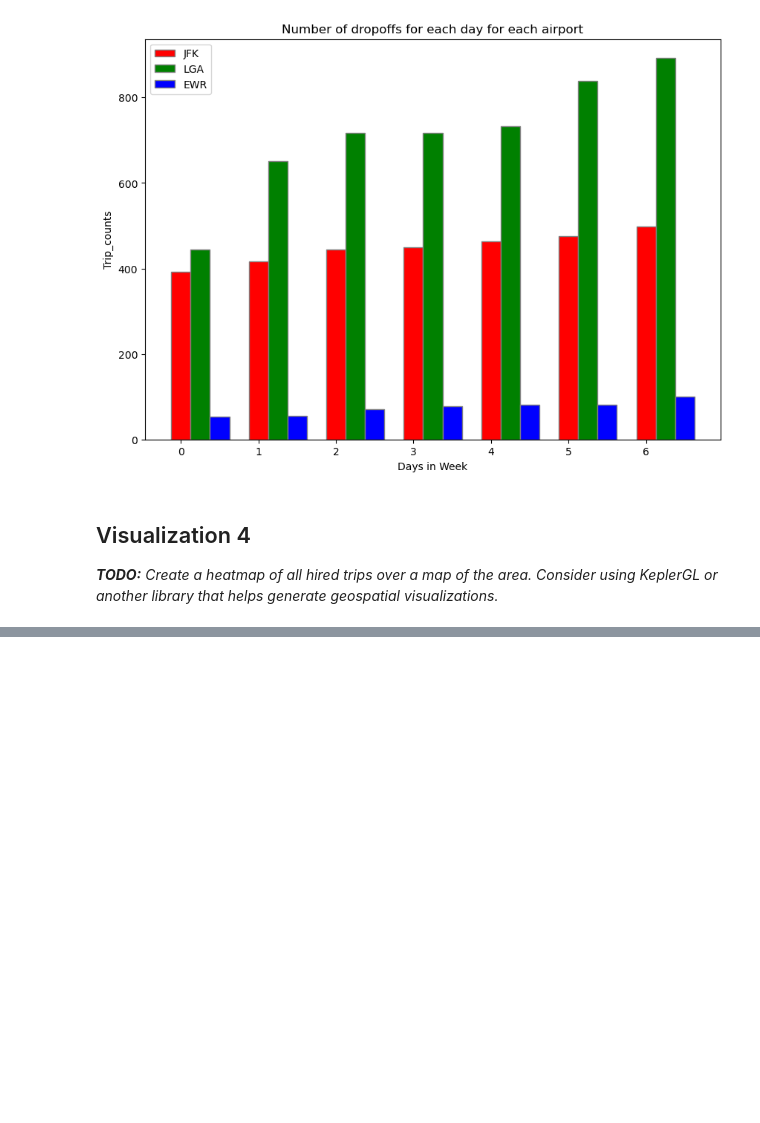
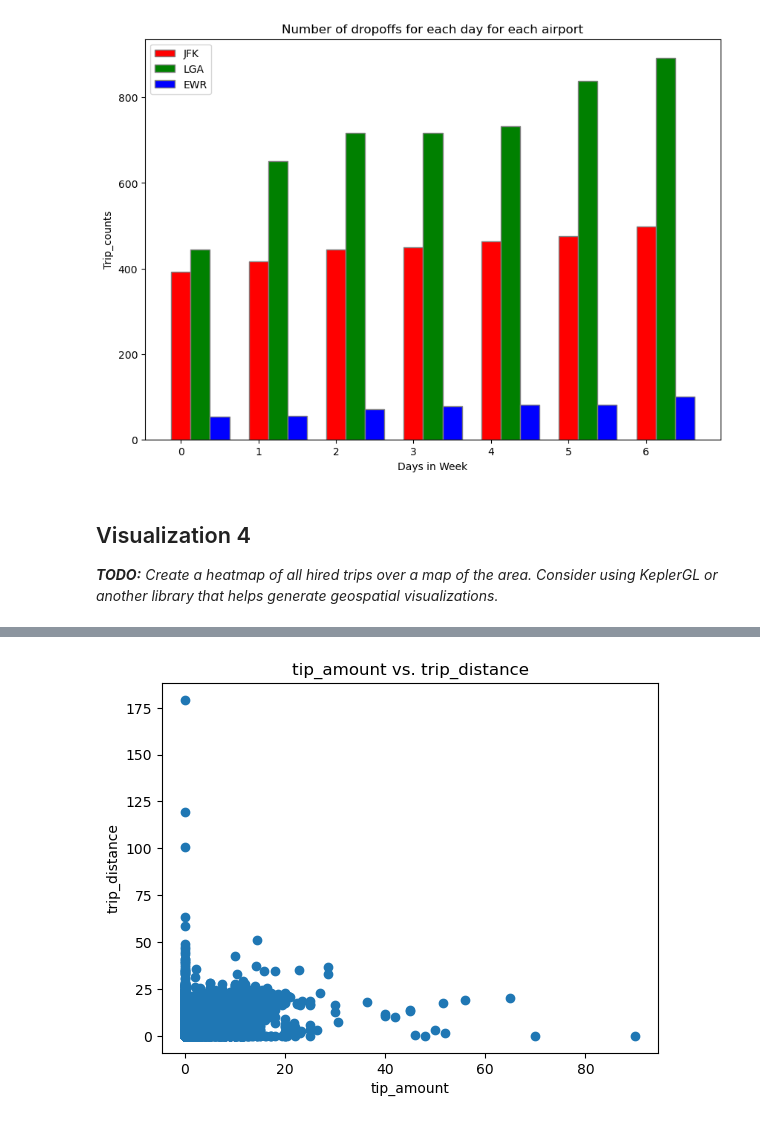
Before and after one commit to ycsilvia/Projects-portfolio, a Jupyter notebook: Uber_and_Yellow_Taxi/VisualizingData.ipynb, the cells around one changed output, grey strips where cells are left out. Saved outputs shown, nothing was run; the diff lists cells and outputs as text; code cells hidden in the pictures; blank space fills up the shorter version.

```diff
--- a/Uber_and_Yellow_Taxi/VisualizingData.ipynb
+++ b/Uber_and_Yellow_Taxi/VisualizingData.ipynb
@@ -212,0 +218,16 @@ _**TODO:** Plot the number of taxi trips per hour of the day._
+# %%
+def plot_visual_5():
+    query_visual_5 = """
+    SELECT tip_amount, trip_distance FROM taxi_trips
+    """
+
+    df_tip_distance = pd.read_sql(query_visual_5, con = engine)
+    plt.scatter(x = df_tip_distance['tip_amount'], y = df_tip_distance['trip_distance'])
+    plt.xlabel('tip_amount')
+    plt.ylabel('trip_distance')
+    plt.title('tip_amount vs. trip_distance')
+    plt.show()
+# %%
+plot_visual_5()
+# %% [output]
+[figure, added]
```
Also changed, not shown: parts of 13 cells of this notebook.
